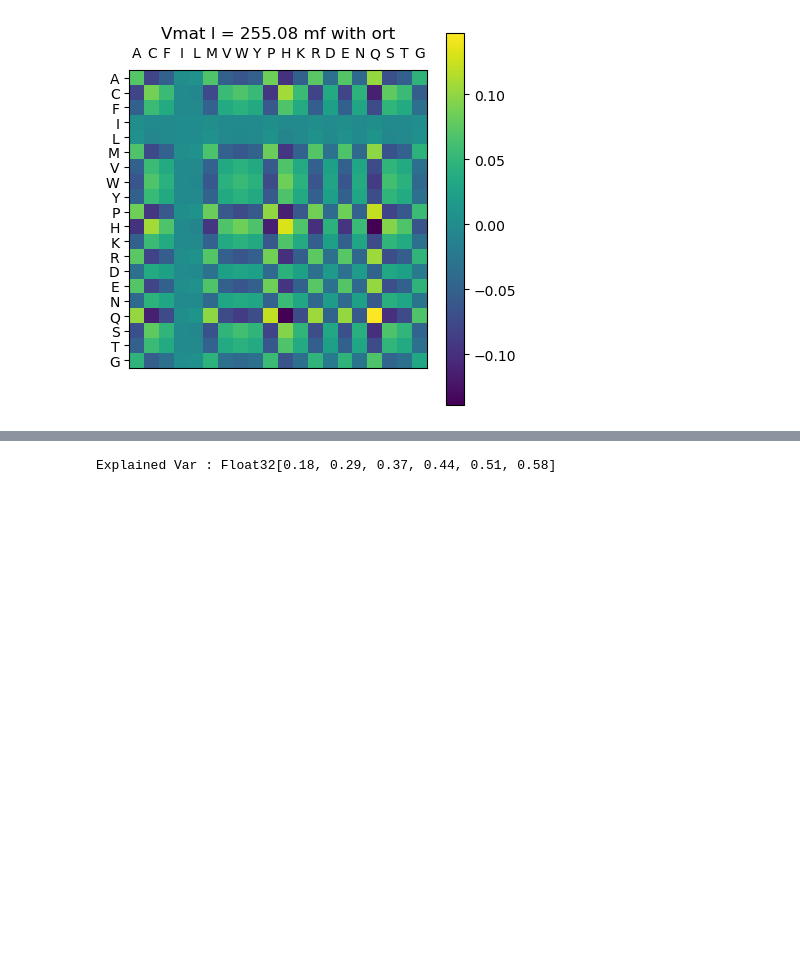
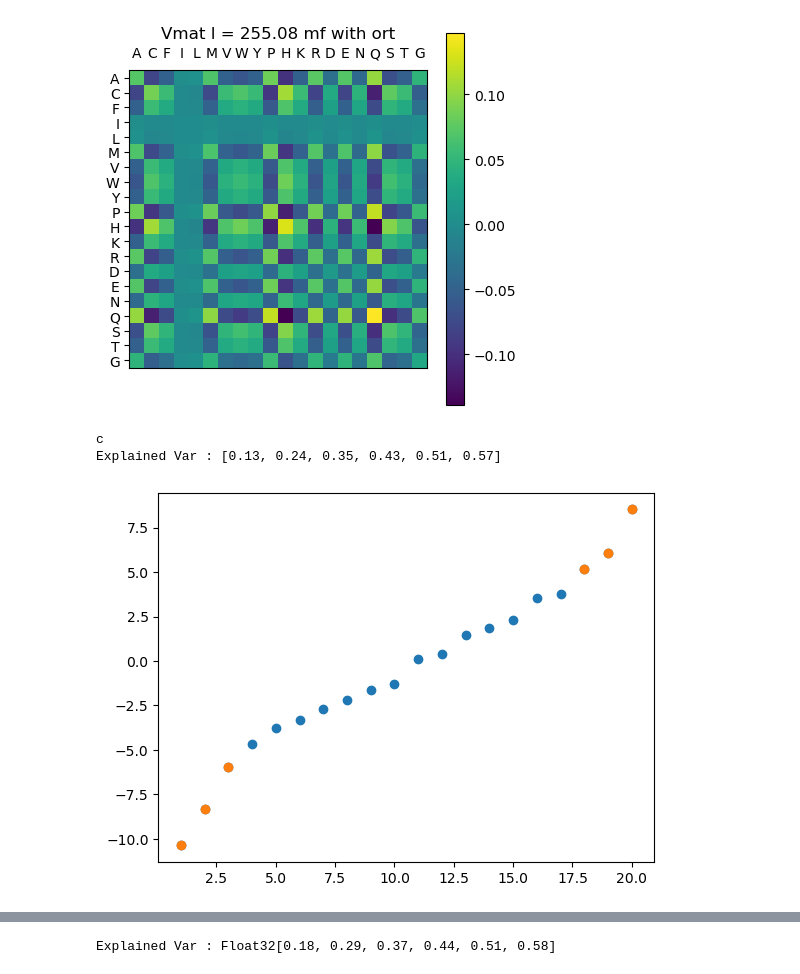
Before and after one commit to leonardodibari/HopfieldDCA.jl, a Jupyter notebook: notebooks/int_matrix.ipynb, the cells around one changed output, grey strips where cells are left out. Cells and saved outputs as stored; diff of their text form; code cells hidden in the pictures; blank space fills up the shorter version.

```diff
--- a/notebooks/int_matrix.ipynb
+++ b/notebooks/int_matrix.ipynb
@@ -166,3 +189,14 @@ Explained variance : Float32[0.18, 0.33, 0.43, 0.52, 0.6, 0.68]
 [figure]
 [figure]
 [figure]
+# %%
+@load "../../DataAttentionDCA/data/PF00014/orttrue_parsH21η0.05λ0.001T60.jld2"
+m1 = m ; n_eig = 6;
+aa = get_filt_mat_sf(m1.K, m1.V, "../../DataAttentionDCA/data/PF00014/PF00014_struct.dat",
+    ppv_cutoff = 0.9)[order_Martin, order_Martin]
+eigen_an(aa, n_eig, tit = "sf with ort filtered")
+;
+# %% [output]
+c
+Explained Var : [0.13, 0.24, 0.35, 0.43, 0.51, 0.57]
+[figure, added]
```
Also changed, not shown: parts of 8 cells of this notebook, 1 other file.
